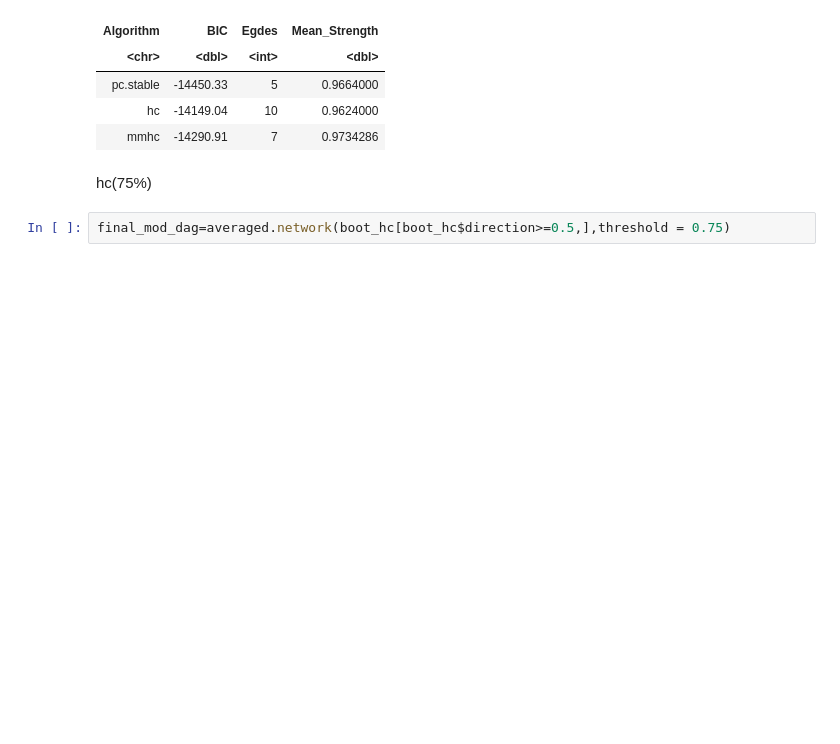
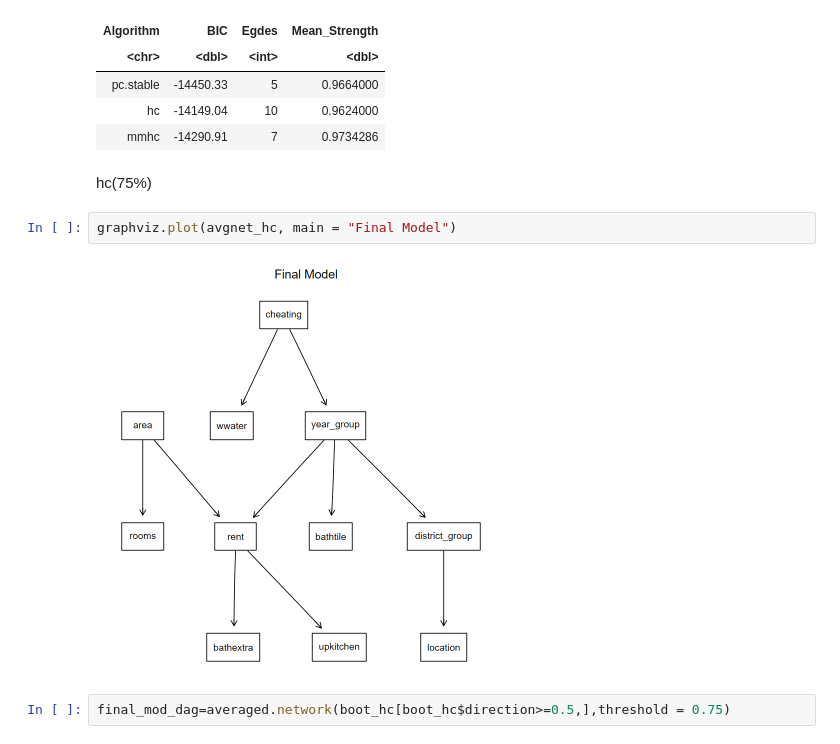
Before and after one commit to taitran0102/House-rent-analysis, a Jupyter notebook: Munich_BN.ipynb, the cells around one changed output. Saved outputs shown, nothing was run; the diff lists cells and outputs as text; blank space fills up the shorter version.

```diff
--- a/Munich_BN.ipynb
+++ b/Munich_BN.ipynb
@@ -313,6 +307,10 @@ A data.frame: 3 × 4
 | mmhc | -14290.91 | 7 | 0.9734286 |
 # %% [markdown]
 hc(75%)
+# %%
+graphviz.plot(avgnet_hc, main = "Final Model")
+# %% [output]
+[figure, added]
 # %%
 final_mod_dag=averaged.network(boot_hc[boot_hc$direction>=0.5,],threshold = 0.75)
 # %%
```
Also changed, not shown: parts of 5 cells of this notebook, 18 other files.
